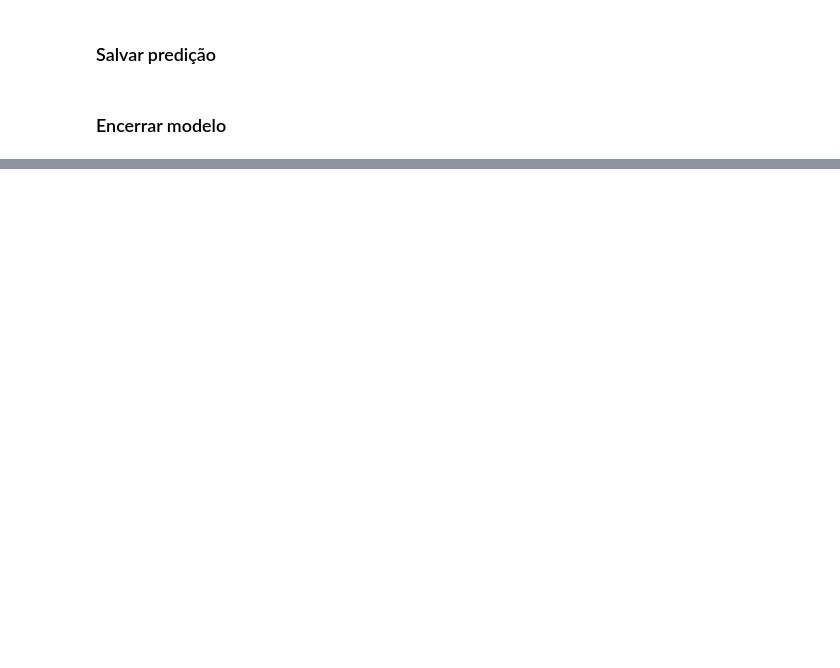
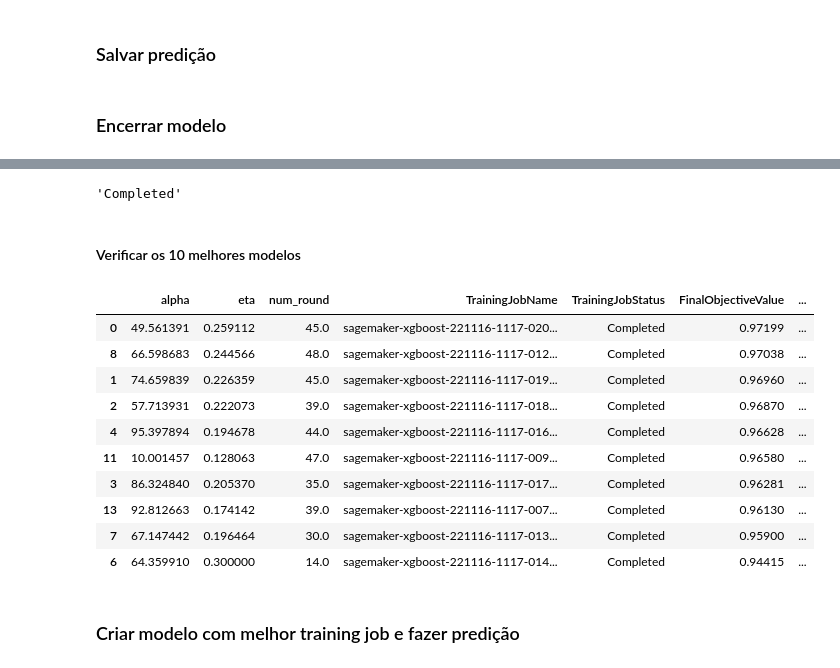
Before and after one commit to RodriguesRBruno/ProjetoMultidisciplinar, a Jupyter notebook: model_combinado.ipynb, the cells around one changed output, grey strips where cells are left out. Drawn from its saved outputs; the diff is of its cells as text; code cells hidden in the pictures; blank space fills up the shorter version.

```diff
--- a/model_combinado.ipynb
+++ b/model_combinado.ipynb
@@ -139,0 +194,21 @@ xgb_predictor_1.delete_endpoint(delete_endpoint_config=True)
+# %%
+from sagemaker.tuner import IntegerParameter, CategoricalParameter, ContinuousParameter, HyperparameterTuner
+xgb_model_2, data_channels_2 = setup_model(base_image='xgboost', model_name='model_1_combo', instance_count=4,
+                                           instance_type='ml.m4.xlarge')
+
+# Poucos hiperparâmetros para não estourar limite de 4h por sessão!
+hyperparameter_ranges = {'alpha': ContinuousParameter(0, 100),
+                         'eta': ContinuousParameter(0.1, 0.3),
+                         'num_round': IntegerParameter(1,50)
+                         }
+
+objective_metric_name = 'validation:map'
+objective_type = 'Maximize'
+
+tuner = HyperparameterTuner(xgb_model_2,
+                            objective_metric_name,
+                            hyperparameter_ranges,
+                            max_jobs=20,
+                            max_parallel_jobs=5,
+                            objective_type=objective_type,
+                            early_stopping_type='Auto')
@@ -139,0 +217,3 @@ xgb_predictor_1.delete_endpoint(delete_endpoint_config=True)
+# %%
+tuner.fit(inputs=data_channels_2, include_cls_metadata=False)
+tuner.wait()
@@ -139,0 +225,38 @@ xgb_predictor_1.delete_endpoint(delete_endpoint_config=True)
+# %%
+import boto3
+boto3.client('sagemaker').describe_hyper_parameter_tuning_job(
+    HyperParameterTuningJobName=tuner.latest_tuning_job.job_name)['HyperParameterTuningJobStatus']
+# %% [output]
+'Completed'
+# %% [markdown]
+#### Verificar os 10 melhores modelos
+# %%
+from pprint import pprint
+from sagemaker.analytics import HyperparameterTuningJobAnalytics
+
+tuner_analytics = HyperparameterTuningJobAnalytics(tuner.latest_tuning_job.name, sagemaker_session=sagemaker.Session())
+
+df_tuning_job_analytics = tuner_analytics.dataframe()
+
+# Sort the tuning job analytics by the final metrics value
+df_tuning_job_analytics.sort_values(
+    by=['FinalObjectiveValue'],
+    inplace=True,
+    ascending=False if tuner.objective_type == "Maximize" else True)
+
+# Show detailed analytics for the top 20 models
+df_tuning_job_analytics.head(10)
+# %% [output]
+|  | alpha | eta | num_round | TrainingJobName | TrainingJobStatus | FinalObjectiveValue | ... |
+| 0 | 49.561391 | 0.259112 | 45.0 | sagemaker-xgboost-221116-1117-020... | Completed | 0.97199 | ... |
+| 8 | 66.598683 | 0.244566 | 48.0 | sagemaker-xgboost-221116-1117-012... | Completed | 0.97038 | ... |
+| 1 | 74.659839 | 0.226359 | 45.0 | sagemaker-xgboost-221116-1117-019... | Completed | 0.96960 | ... |
+| 2 | 57.713931 | 0.222073 | 39.0 | sagemaker-xgboost-221116-1117-018... | Completed | 0.96870 | ... |
+| 4 | 95.397894 | 0.194678 | 44.0 | sagemaker-xgboost-221116-1117-016... | Completed | 0.96628 | ... |
+| 11 | 10.001457 | 0.128063 | 47.0 | sagemaker-xgboost-221116-1117-009... | Completed | 0.96580 | ... |
+| 3 | 86.324840 | 0.205370 | 35.0 | sagemaker-xgboost-221116-1117-017... | Completed | 0.96281 | ... |
+| 13 | 92.812663 | 0.174142 | 39.0 | sagemaker-xgboost-221116-1117-007... | Completed | 0.96130 | ... |
+| 7 | 67.147442 | 0.196464 | 30.0 | sagemaker-xgboost-221116-1117-013... | Completed | 0.95900 | ... |
+| 6 | 64.359910 | 0.300000 | 14.0 | sagemaker-xgboost-221116-1117-014... | Completed | 0.94415 | ... |
+# %% [markdown]
+### Criar modelo com melhor training job e fazer predição
```
Also changed, not shown: parts of 31 cells of this notebook, 4 other files.
